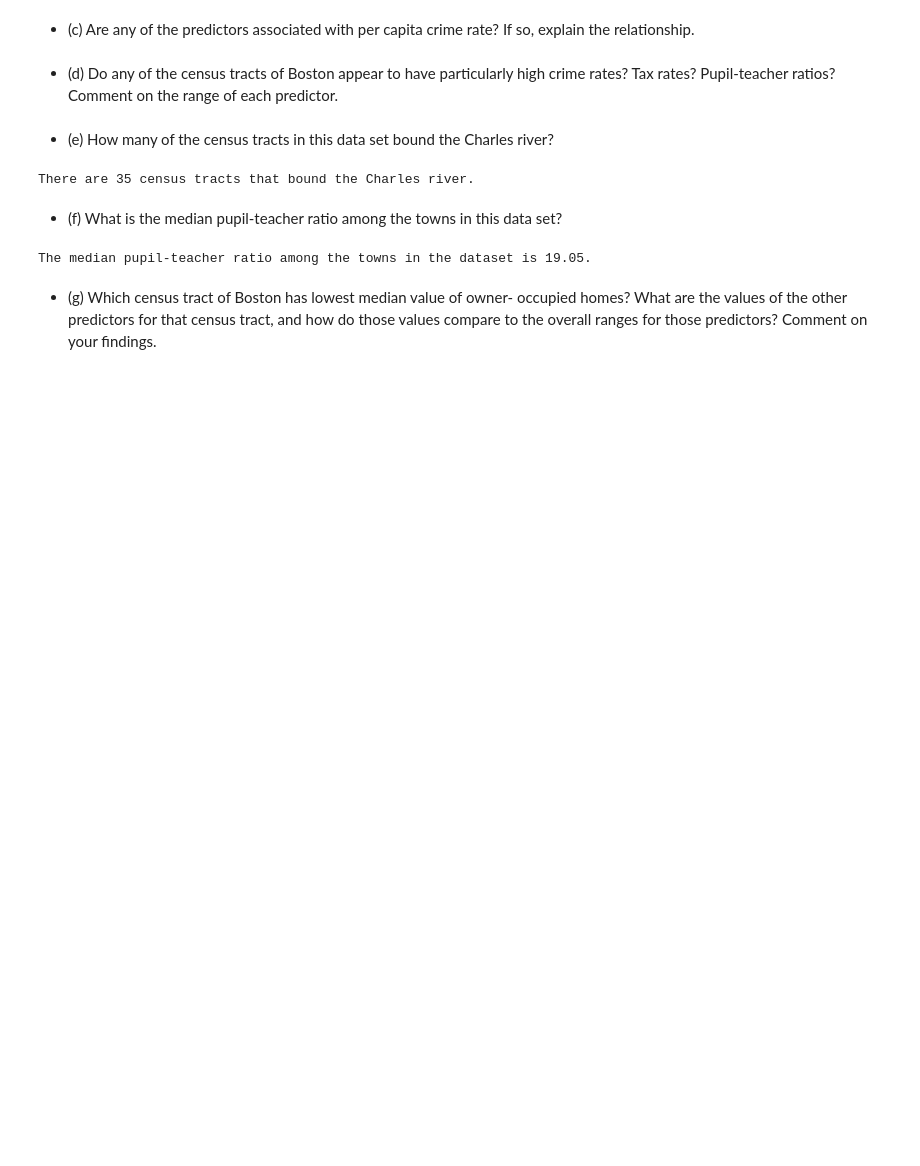
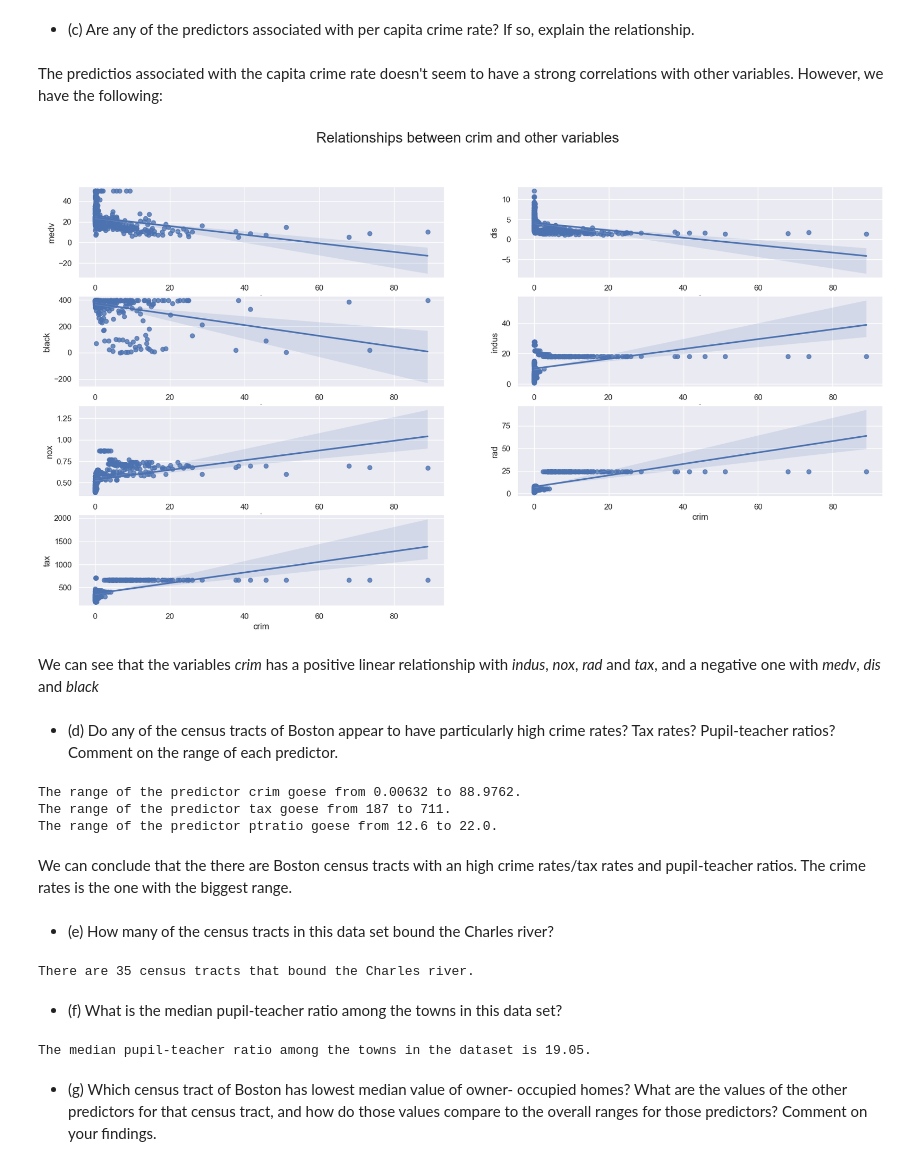
Before and after one commit to VascoSch92/an_introduction_to_statistical_learning, a Jupyter notebook: solutions/chapter_2_statistical_learning.ipynb, the cells around one changed output. Drawn from its saved outputs; the diff is of its cells as text; code cells hidden in the pictures; blank space fills up the shorter version.

```diff
--- a/solutions/chapter_2_statistical_learning.ipynb
+++ b/solutions/chapter_2_statistical_learning.ipynb
@@ -388,7 +425,36 @@ Columns description:
 # %% [markdown]
 - (c) Are any of the predictors associated with per capita crime rate? If so, explain the relationship.
+# %% [markdown]
+The predictios associated with the capita crime rate doesn't seem to have a strong correlations with other variables. However, we have the following:
+# %%
+fig, axs = plt.subplots(4, 2, sharex = False, sharey = False)
+fig.set_size_inches(20, 10.5, forward=True)
+
+fig.suptitle('Relationships between crim and other variables', fontsize=20)
+
+g1 = sns.regplot(ax =axs[0,0],  data = df_boston, x='crim', y='medv')
+g2 = sns.regplot(ax =axs[0,1],  data = df_boston, x='crim', y='dis')
+g3 = sns.regplot(ax =axs[1,0],  data = df_boston, x='crim', y='black')
+g4 = sns.regplot(ax =axs[1,1],  data = df_boston, x='crim', y='indus')
+g5 = sns.regplot(ax =axs[2,0],  data = df_boston, x='crim', y='nox')
+g6 = sns.regplot(ax =axs[2,1],  data = df_boston, x='crim', y='rad')
+g7 = sns.regplot(ax =axs[3,0],  data = df_boston, x='crim', y='tax')
+fig.delaxes(axs[3,1])
+# %% [output]
+[figure, added]
+# %% [markdown]
+We can see that the variables _crim_ has a positive linear relationship with _indus_, _nox_, _rad_ and _tax_, and a negative one with _medv_, _dis_ and _black_
 # %% [markdown]
 - (d) Do any of the census tracts of Boston appear to have particularly high crime rates? Tax rates? Pupil-teacher ratios? Comment on the range of each predictor.
+# %%
+for c in ['crim', 'tax', 'ptratio']:
+    print(f'The range of the predictor {c} goese from {df_boston[c].min()} to {df_boston[c].max()}.')
+# %% [output]
+The range of the predictor crim goese from 0.00632 to 88.9762.
+The range of the predictor tax goese from 187 to 711.
+The range of the predictor ptratio goese from 12.6 to 22.0.
+# %% [markdown]
+We can conclude that the there are Boston census tracts with an high crime rates/tax rates and pupil-teacher ratios. The crime rates is the one with the biggest range.
 # %% [markdown]
 - (e) How many of the census tracts in this data set bound the Charles river?
 # %%
```
Also changed, not shown: parts of 22 cells of this notebook, 1 other file.
